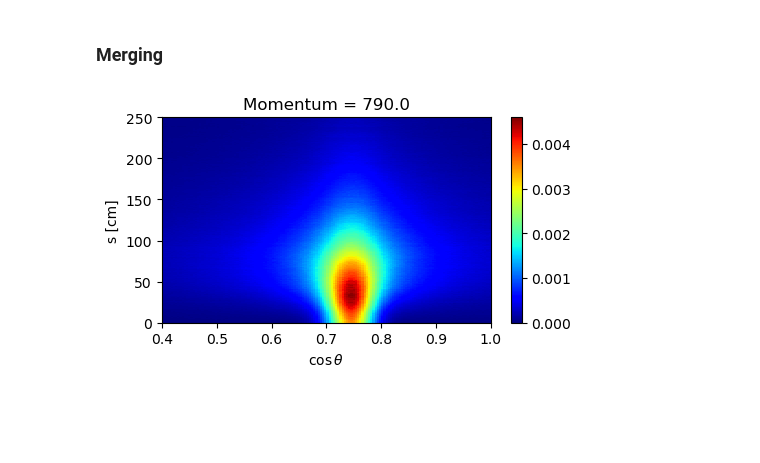
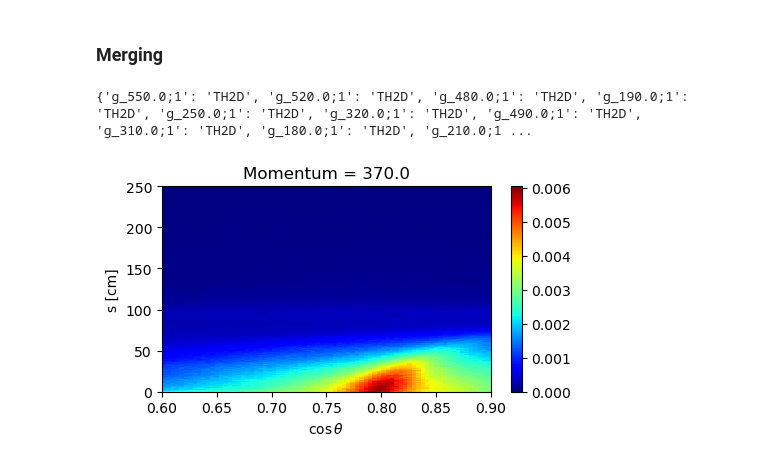
Before and after one commit to lolorestrepo/WCSimFQTuningTools, a Jupyter notebook: CProfiles/Analysis/merging.ipynb, the cells around one changed output. Cells and saved outputs as stored; diff of their text form; code cells hidden in the pictures; blank space fills up the shorter version.

```diff
--- a/CProfiles/Analysis/merging.ipynb
+++ b/CProfiles/Analysis/merging.ipynb
@@ -7,27 +7,30 @@ import matplotlib.pyplot as plt
 # %% [markdown]
 ### Merging
 # %%
-fname  = os.path.expandvars("$HOME/Software/HK_Software/WCSimFQTuningTools/CProfiles/cprofiles_merged.root")
+# fname  = os.path.expandvars("$LUSTRE/CProfiles/mu-/tuning/cprofiles_merged.root")
+fname = os.path.expandvars("$HOME/Software/HK_Software/WCSimFQTuningTools/CProfiles/cprofiles_merged.root")
 f  = uproot.open(fname)
-f.classnames()
+print(f.classnames())
 
 # get momentum values
 momenta = np.sort([float(re.findall(r'\d+(?:\.\d+)?', key)[0]) for key in f.keys() if re.match("g_\d+", key)])
+# %% [output]
+{'g_550.0;1': 'TH2D', 'g_520.0;1': 'TH2D', 'g_480.0;1': 'TH2D', 'g_190.0;1': 'TH2D', 'g_250.0;1': 'TH2D', 'g_320.0;1': 'TH2D', 'g_490.0;1': 'TH2D', 'g_310.0;1': 'TH2D', 'g_180.0;1': 'TH2D', 'g_210.0;1 ...
 # %%
 # choose random momentum
 momentum = np.random.choice(momenta)
 H, thbins, sbins  =  f[f"g_{momentum}"].to_numpy()
 
 plt.figure(figsize=[5, 3])
 
 plt.title(f"Momentum = {momentum}")
 plt.pcolormesh(thbins, sbins/10, H.T, cmap="jet")
-plt.xlim([0.4, None])
+plt.xlim([0.6, 0.9])
 plt.ylim([None, 250])
 plt.xlabel(r"$\cos \theta$")
 plt.ylabel("s [cm]")
 plt.colorbar()
 
 plt.tight_layout()
 # %% [output]
-[figure, old version]
+[figure, new version]
```
Also changed, not shown: parts of 2 cells of this notebook, 4 other files.
